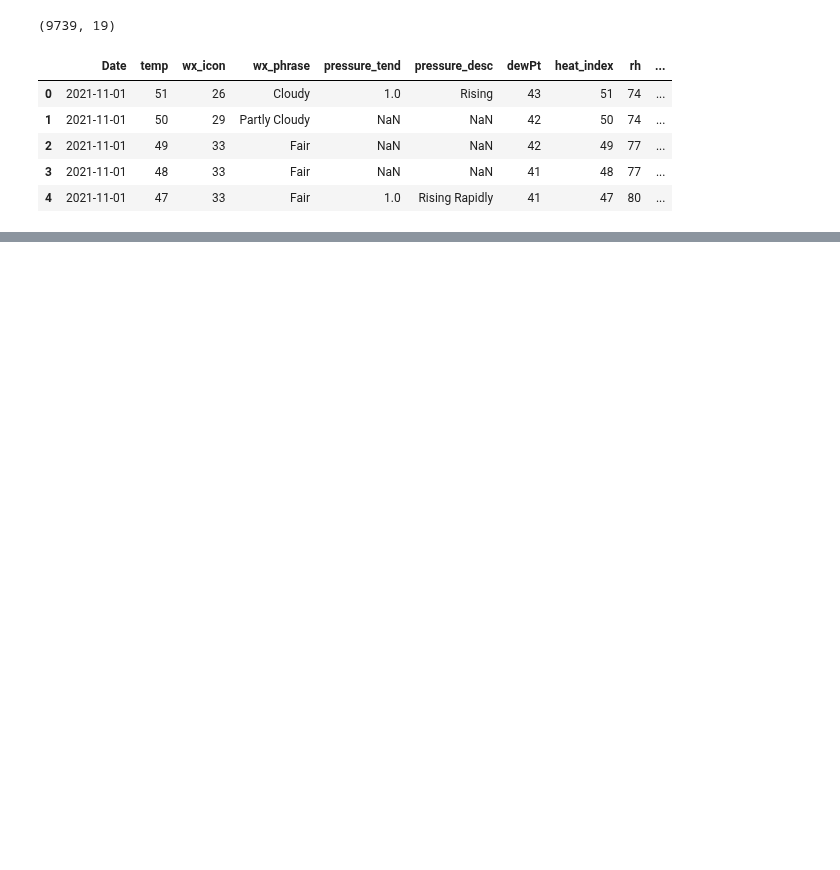
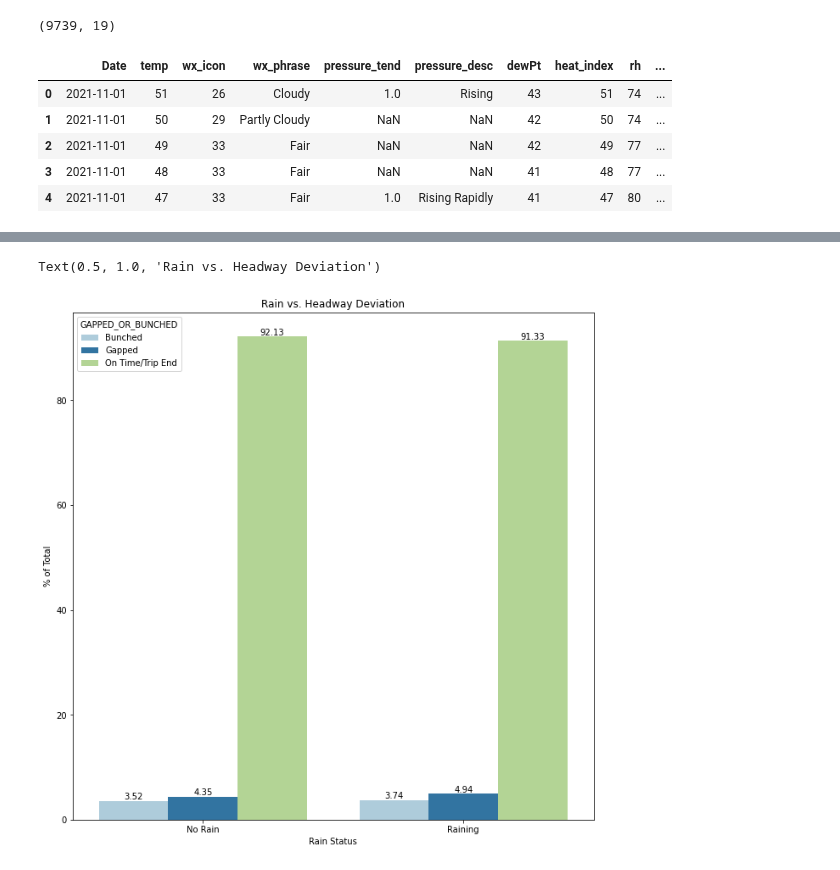
Before and after one commit to NSS-Data-Analytics-Cohort-7/wego-grumpy-concat, a Jupyter notebook: notebooks/wego_grumpy_concat_kalmckin-Copy1.ipynb, the cells around one changed output, grey strips where cells are left out. Saved outputs shown, nothing was run; the diff lists cells and outputs as text; code cells hidden in the pictures; blank space fills up the shorter version.

```diff
--- a/notebooks/wego_grumpy_concat_kalmckin-Copy1.ipynb
+++ b/notebooks/wego_grumpy_concat_kalmckin-Copy1.ipynb
@@ -280,0 +392,6 @@ combined_df.head(50)
+# %%
+# reducing data frame to group by rain/no rain status and turn into % of total
+percent_test = combined_df.groupby(['IS_RAINING', 'GAPPED_OR_BUNCHED']).agg({'TRIP_ID': 'count'})
+rain_vs_norain = percent_test.groupby(level=0).apply(lambda x:
+                                              100* x/float(x.sum()))
+rain_vs_norain
@@ -280,0 +407,17 @@ combined_df.head(50)
+# %%
+rain_vs_norain = rain_vs_norain.round(2)
+# %%
+plt.figure(figsize=(11,11))
+p = sns.barplot(x='IS_RAINING',
+           y='TRIP_ID',
+           hue= 'GAPPED_OR_BUNCHED',
+            palette='Paired',
+           data = rain_vs_norain.reset_index())
+for i in p.containers:
+    p.bar_label(i,)
+plt.xlabel('Rain Status')
+plt.ylabel('% of Total')
+plt.title('Rain vs. Headway Deviation')
+# %% [output]
+Text(0.5, 1.0, 'Rain vs. Headway Deviation')
+[figure, added]
```
Also changed, not shown: parts of 70 cells of this notebook.
